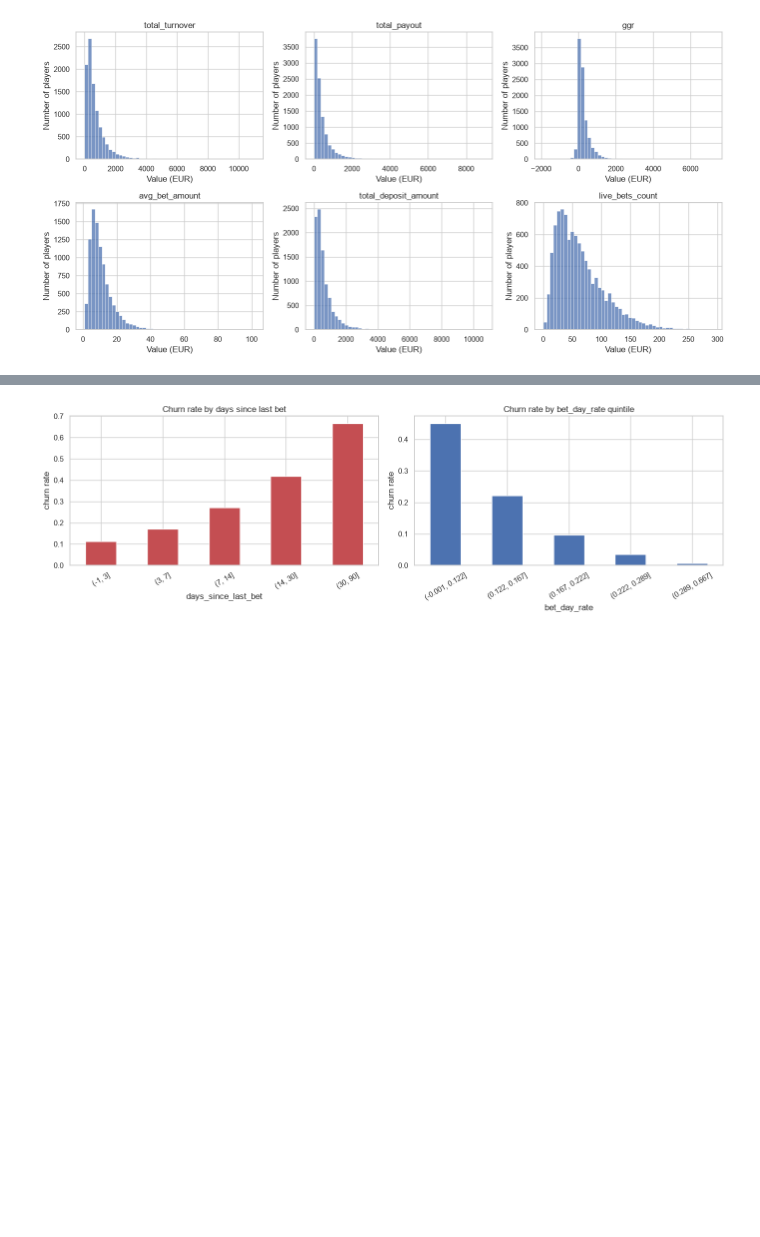
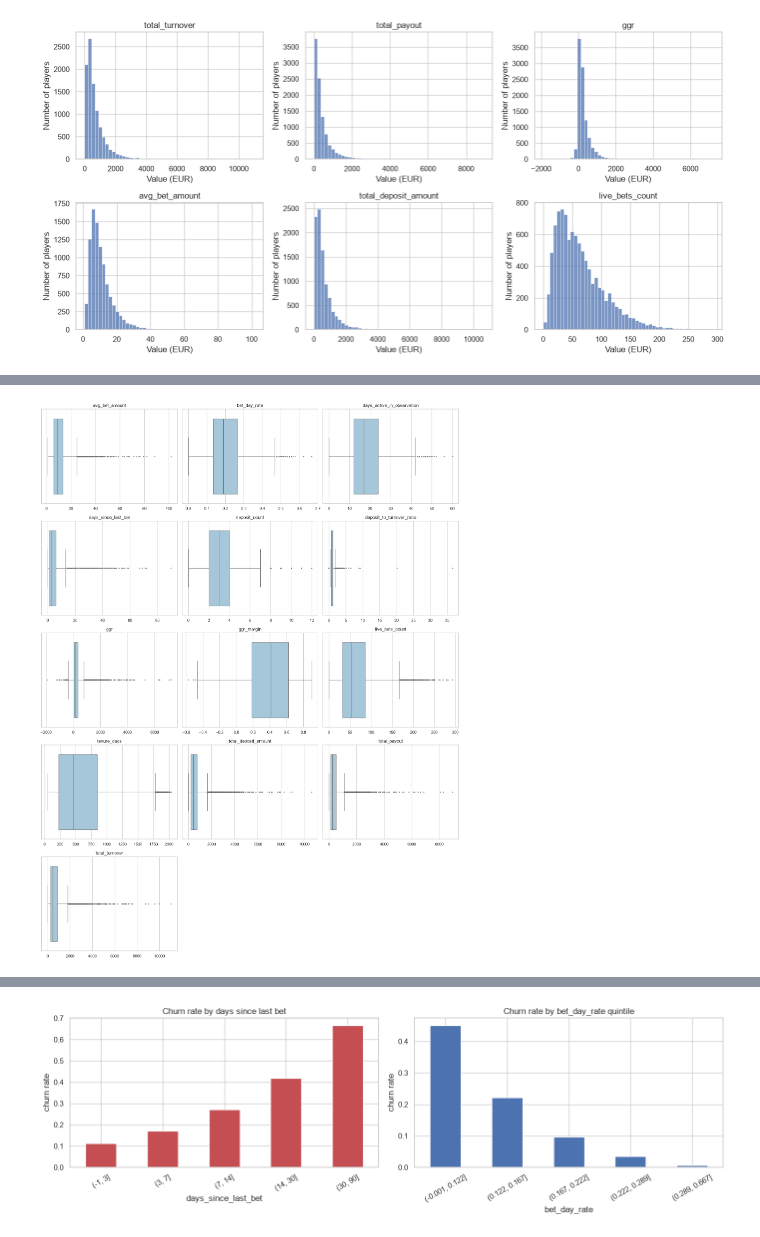
Before and after one commit to kosmisa/Churn_Model, a Jupyter notebook: RND/Analysis.ipynb, the cells around one changed output, grey strips where cells are left out. Saved outputs shown, nothing was run; the diff lists cells and outputs as text; code cells hidden in the pictures; blank space fills up the shorter version.

```diff
--- a/RND/Analysis.ipynb
+++ b/RND/Analysis.ipynb
@@ -158,0 +269,27 @@ plt.show()
+# %%
+n = len(num_cols)
+ncols = 3
+nrows = int(np.ceil(n / ncols))
+
+fig, axes = plt.subplots(nrows, ncols, figsize=(16, 4.2 * nrows))
+axes = np.array(axes).reshape(-1)
+
+for i, col in enumerate(num_cols):
+    sns.boxplot(
+        x=raw[col],
+        ax=axes[i],
+        color="#9ecae1",
+        fliersize=2,
+        linewidth=1
+    )
+    axes[i].set_title(col)
+    axes[i].set_xlabel("")
+
+# hide empty panels
+for j in range(i + 1, len(axes)):
+    axes[j].set_visible(False)
+
+plt.tight_layout()
+plt.show()
+# %% [output]
+[figure, added]
```
Also changed, not shown: parts of 52 cells of this notebook, 4 other files.
